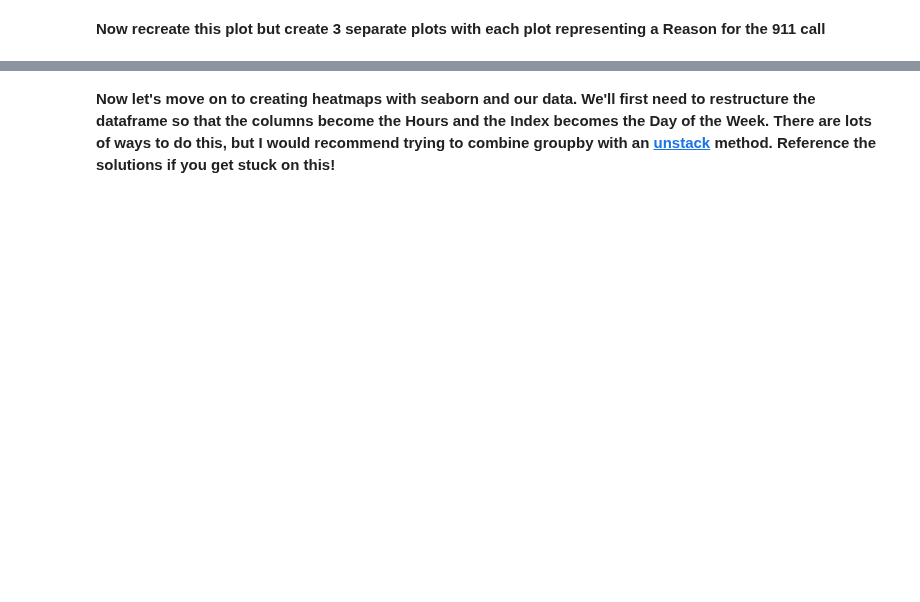
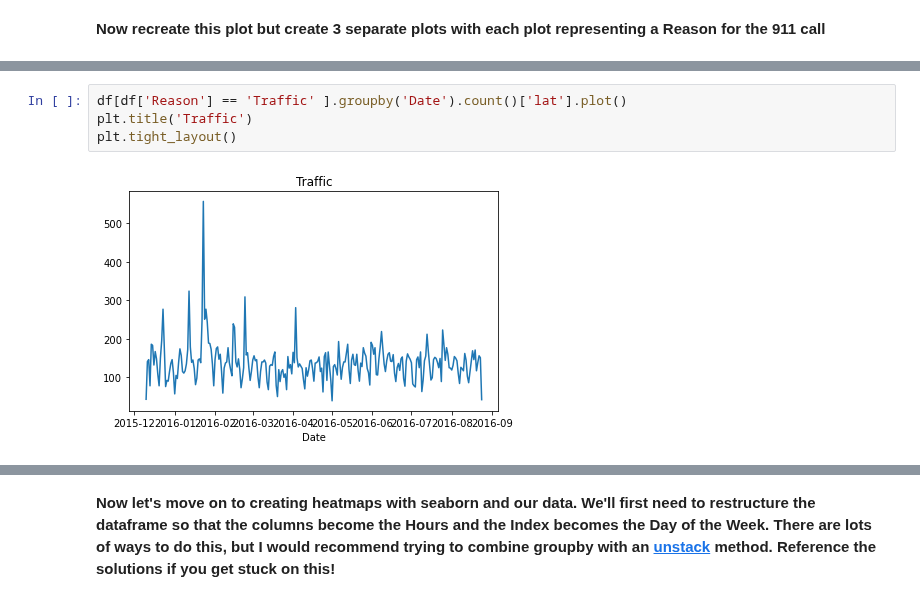
Before and after one commit to xkrystiandutka/DataScience, a Jupyter notebook: DataCapstone/911CallsDataCapstoneProject.ipynb, the cells around one changed output, grey strips where cells are left out. Cells and saved outputs as stored; diff of their text form; blank space fills up the shorter version.

```diff
--- a/DataCapstone/911CallsDataCapstoneProject.ipynb
+++ b/DataCapstone/911CallsDataCapstoneProject.ipynb
@@ -273,0 +287,6 @@ _____
+# %%
+df[df['Reason'] == 'Traffic' ].groupby('Date').count()['lat'].plot()
+plt.title('Traffic')
+plt.tight_layout()
+# %% [output]
+[figure, added]
```
Also changed, not shown: parts of 28 cells of this notebook.
